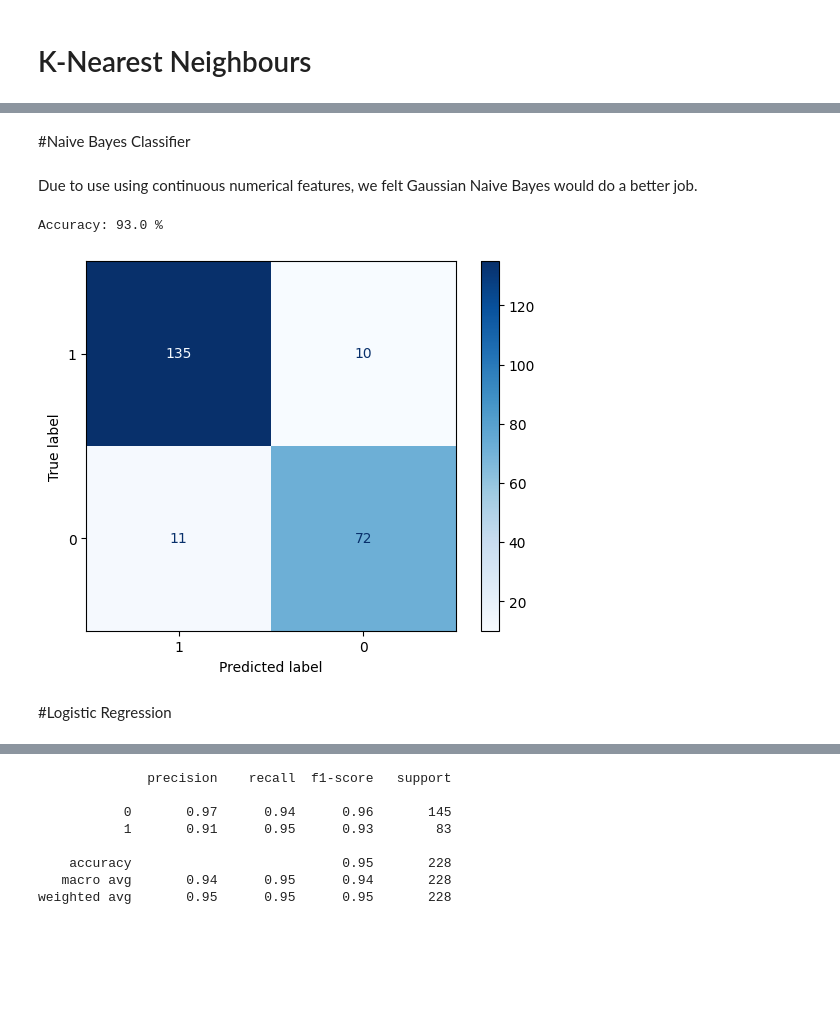
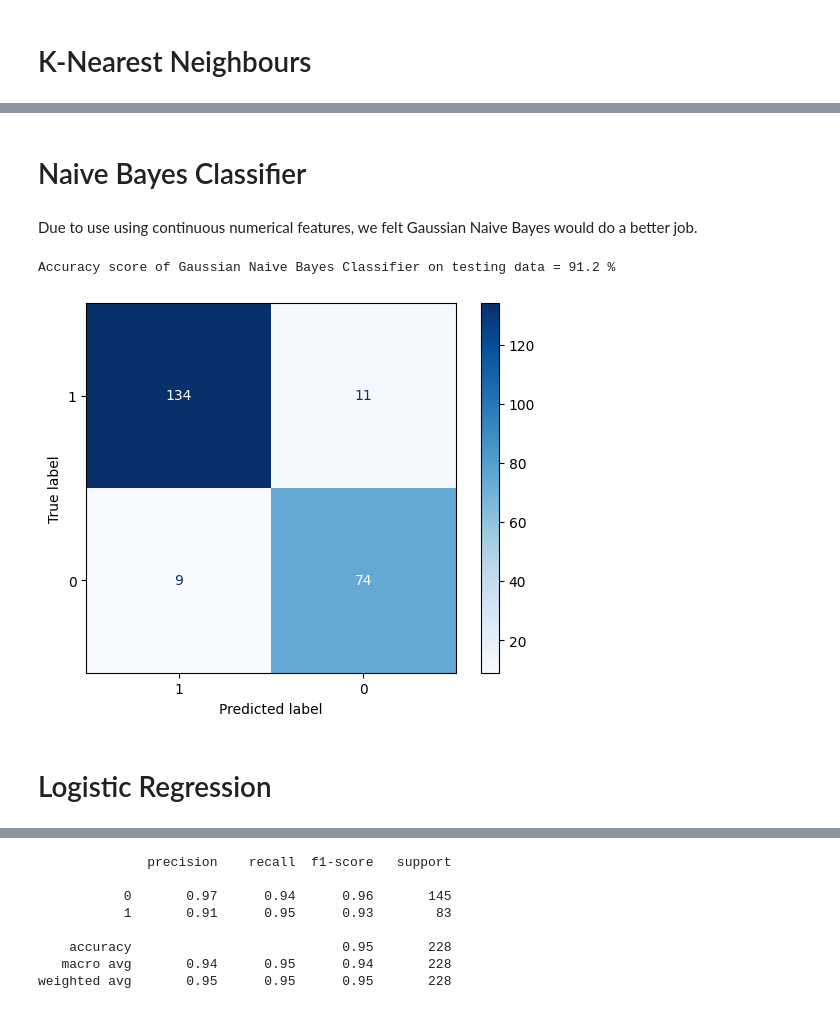
Before and after one commit to smileyfish4/BA305FINALPROJECT, a Jupyter notebook: BA305_Project.ipynb, the cells around one changed output, grey strips where cells are left out. Drawn from its saved outputs; the diff is of its cells as text; code cells hidden in the pictures; blank space fills up the shorter version.

```diff
--- a/BA305_Project.ipynb
+++ b/BA305_Project.ipynb
@@ -164,5 +199,5 @@ tree.plot_tree(full_clf, feature_names = X_train.columns, class_names = cnames,
 # %%
 # Feed input data to model to predict y output for test data
-y_pred_test = full_clf.predict(X_test)
+y_pred_FT = full_clf.predict(X_test)
 # %%
 # Accuracy of full tree on test sets
@@ -282,6 +325,8 @@ pruned_clf.fit(X_train, y_train)
 
 fig = plt.figure(figsize = (10,10))
 
+y_pred_PT = pruned_clf.predict(X_test)
+
 cnames = ['Malignant','Benign']
 tree.plot_tree(pruned_clf, fontsize = 12, feature_names = X_train.columns, class_names = cnames, filled = True);
 # %% [output]
@@ -342,6 +449,7 @@ X_test_scaled = scaler.transform(X_test)
 # %%
-knn = KNeighborsClassifier(n_neighbors=1)
-knn.fit(X_train, y_train)
-y_pred = knn.predict(X_test)
-print('Accuracy:', accuracy_score(y_test, y_pred))
+knn_1 = KNeighborsClassifier(n_neighbors=1)
+knn_1.fit(X_train, y_train)
+y_pred_knn = knn_1.predict(X_test_scaled)
+
+print('Accuracy score of KNN on testing data before checking best k =', round(accuracy_score(y_test, y_pred_knn)*100,1), '%')
 # %% [output]
@@ -389,11 +497,18 @@ Max value = 0.9677323103154306 |  Best k = 17
 # %%
 # Confusion matrix and accuracy for the validation data, using best k = 17
-knn = KNeighborsClassifier(n_neighbors=17)
-knn.fit(X_train_scaled, y_train)
+knn_best = KNeighborsClassifier(n_neighbors=17)
+knn_best.fit(X_train_scaled, y_train)
 
-pred_y = knn.predict(X_test_scaled)
-knn_cm = confusion_matrix(y_test, y_pred)
-print('Accuracy:', accuracy_score(y_test, y_pred))
+y_pred_knn_best = knn_best.predict(X_test_scaled)
+knn_cm = confusion_matrix(y_test, y_pred_knn_best)
+print('Accuracy score of KNN on testing data with best k =:', round(accuracy_score(y_test, y_pred_knn_best)*100,1),'%')
+
+#append scores to dictionary
+accuracyKNN = accuracy_score(y_test, y_pred_knn_best)
+precisionKNN = precision_score(y_test, y_pred_knn_best)
+recallKNN = recall_score(y_test, y_pred_knn_best)
+f1KNN = f1_score(y_test, y_pred_knn_best)
+scores_dict['K-Nearest Neighbours'] = [accuracyKNN, precisionKNN, recallKNN, f1KNN]
 
 # Plot the confusion matrix
 kdisp = ConfusionMatrixDisplay(confusion_matrix=knn_cm, display_labels=cancer_df.diagnosis.unique())
@@ -405,28 +520,35 @@ Accuracy: 0.9298245614035088
 # %% [markdown]
-#Naive Bayes Classifier
+# Naive Bayes Classifier
 # %% [markdown]
 Due to use using continuous numerical features, we felt Gaussian Naive Bayes would do a better job.
 # %%
 # Training Gaussian Naive Bayes on standardized data
 gnb = GaussianNB()
 gnb.fit(X_train_scaled, y_train)
 
 # Prediction
-y_predgnb = gnb.predict(X_test_scaled)
-gnb_cm = confusion_matrix(y_test, y_predgnb)
+y_pred_gnb = gnb.predict(X_test_scaled)
+gnb_cm = confusion_matrix(y_test, y_pred_gnb)
 
 # Evaluating performance
-print("Accuracy:", round(accuracy_score(y_test, y_pred)*100, 1), '%' )
+print('Accuracy score of Gaussian Naive Bayes Classifier on testing data =', round(accuracy_score(y_test, y_pred_gnb)*100,1), '%')
+
+#append scores to dictionary
+accuracyGNB = accuracy_score(y_test, y_pred_gnb)
+precisionGNB = precision_score(y_test, y_pred_gnb)
+recallGNB = recall_score(y_test, y_pred_gnb)
+f1GNB = f1_score(y_test, y_pred_gnb)
+scores_dict['Gaussian Naive Bayes'] = [accuracyGNB, precisionGNB, recallGNB, f1GNB]
 
 # Plot the confusion matrix
 gnbdisp = ConfusionMatrixDisplay(confusion_matrix=gnb_cm, display_labels=cancer_df.diagnosis.unique())
 gnbdisp.plot(cmap=plt.cm.Blues)
 plt.show()
 # %% [output]
-Accuracy: 93.0 %
+Accuracy score of Gaussian Naive Bayes Classifier on testing data = 91.2 %
-[figure, old version]
+[figure, new version]
 # %% [markdown]
-#Logistic Regression
+# Logistic Regression
 # %%
 # Logisitc Regression
 lr = LogisticRegression(penalty=None, solver='lbfgs')
```
Also changed, not shown: parts of 52 cells of this notebook.
